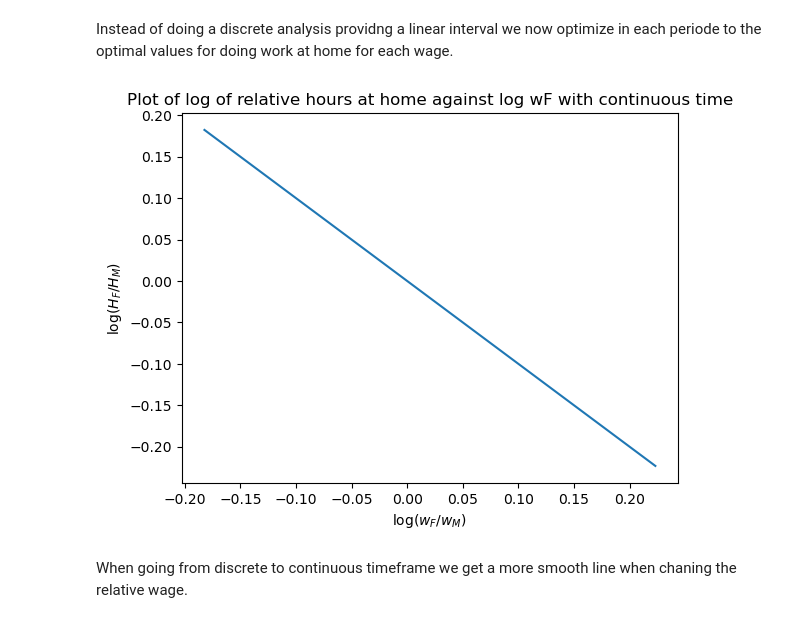
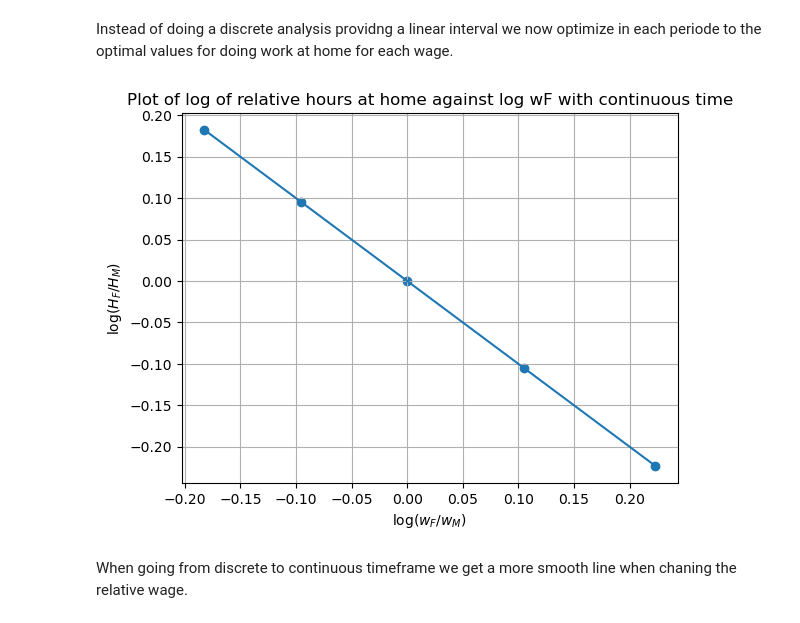
Before and after one commit to NumEconCopenhagen/projects-2023-leif, a Jupyter notebook: inauguralproject/inauguralproject.ipynb, the cells around one changed output. Cells and saved outputs as stored; diff of their text form; code cells hidden in the pictures.

```diff
--- a/inauguralproject/inauguralproject.ipynb
+++ b/inauguralproject/inauguralproject.ipynb
@@ -125,17 +122,19 @@ Instead of doing a discrete analysis providng a linear interval we now optimize
 # %%
 model3 = HSMC()
 
 model3.solve_wF_vec()
 
 fig = plt.figure()
 ax = fig.add_subplot(1, 1, 1)
 plt.plot(np.log(model3.sol.HF_vec / model3.sol.HM_vec), np.log(model3.par.wF_vec))
+ax.grid(True)
+ax.scatter(np.log(model3.sol.HF_vec / model3.sol.HM_vec), np.log(model3.par.wF_vec))
 plt.xlabel('$\log(w_F / w_M)$')
 plt.ylabel('$\log(H_F/H_M)$')
 ax.set_title("Plot of log of relative hours at home against log wF with continuous time")
 plt.show()
 # %% [output]
-[figure, old version]
+[figure, new version]
 # %% [markdown]
 When going from discrete to continuous timeframe we get a more smooth line when chaning the relative wage.
 # %% [markdown]
```
Also changed, not shown: parts of 2 cells of this notebook.
